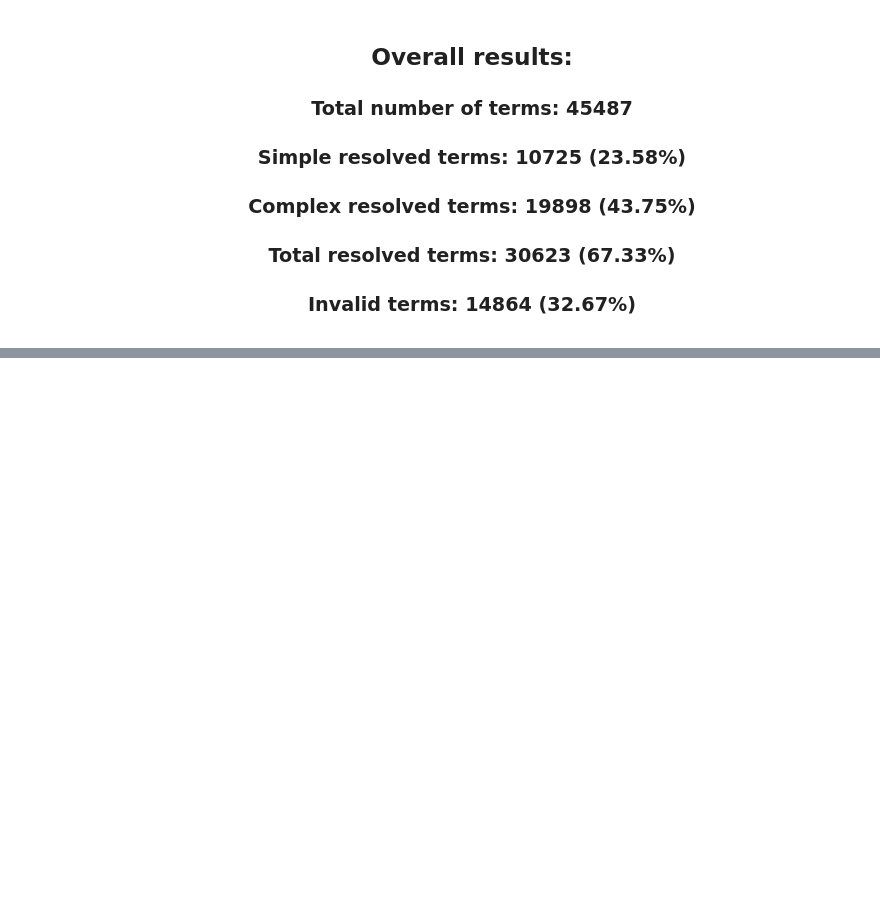
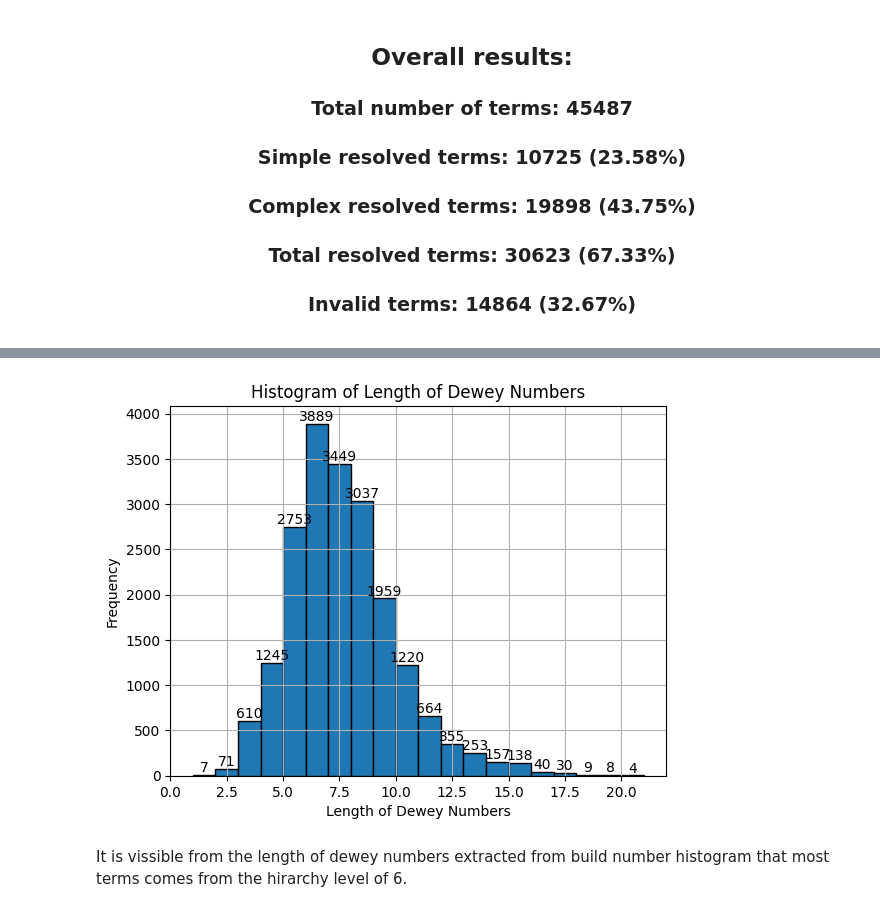
Before and after one commit to ahsanali2000/KSS-data-analysis, a Jupyter notebook: 4 overall_data_analysis.ipynb, the cells around one changed output, grey strips where cells are left out. Drawn from its saved outputs; the diff is of its cells as text; code cells hidden in the pictures; blank space fills up the shorter version.

```diff
--- a/4 overall_data_analysis.ipynb
+++ b/4 overall_data_analysis.ipynb
@@ -118,0 +153,2 @@ We can see that 19898 terms are complex resolved terms which means that these te
+# %%
+df_complex_resolved_terms["dewey_numbers_from_API_response"]= df_complex_resolved_terms["Returned from second API"].apply(get_dewey_number_from_built_number)
@@ -118,0 +161,2 @@ We can see that 19898 terms are complex resolved terms which means that these te
+# %%
+df_complex_resolved_terms["lenth_of_dewey_numbers"]= df_complex_resolved_terms["dewey_numbers_from_API_response"].apply(lambda x: len(str(x).replace('.', '')))
@@ -118,0 +172,14 @@ We can see that 19898 terms are complex resolved terms which means that these te
+# %%
+# Plot histogram
+counts, bins, _= plt.hist(df_complex_resolved_terms['lenth_of_dewey_numbers'], bins=range(min(df_complex_resolved_terms['lenth_of_dewey_numbers']), max(df_complex_resolved_terms['lenth_of_dewey_numbers']) + 2, 1), edgecolor='black')
+for count, bin_edge in zip(counts, bins[:-1]):
+    plt.text(bin_edge + 0.5, count + 0.5, int(count), ha='center', va='bottom', fontsize=10)
+plt.xlabel('Length of Dewey Numbers')
+plt.ylabel('Frequency')
+plt.title('Histogram of Length of Dewey Numbers')
+plt.grid(True)
+plt.show()
+# %% [output]
+[figure, added]
+# %% [markdown]
+It is vissible from the length of dewey numbers extracted from build number histogram that most terms comes from the hirarchy level of 6.
```
Also changed, not shown: parts of 10 cells of this notebook, 2 other files.
